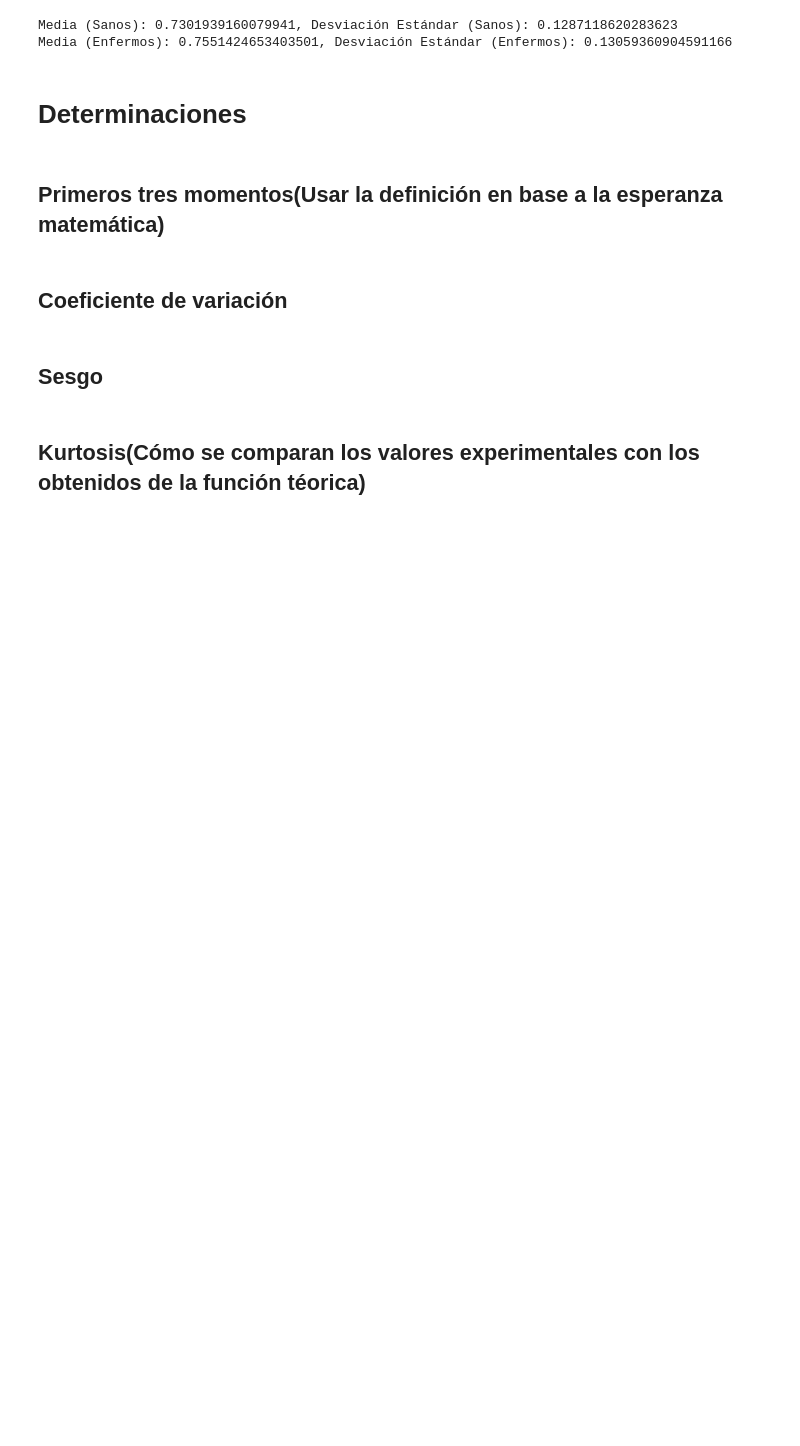
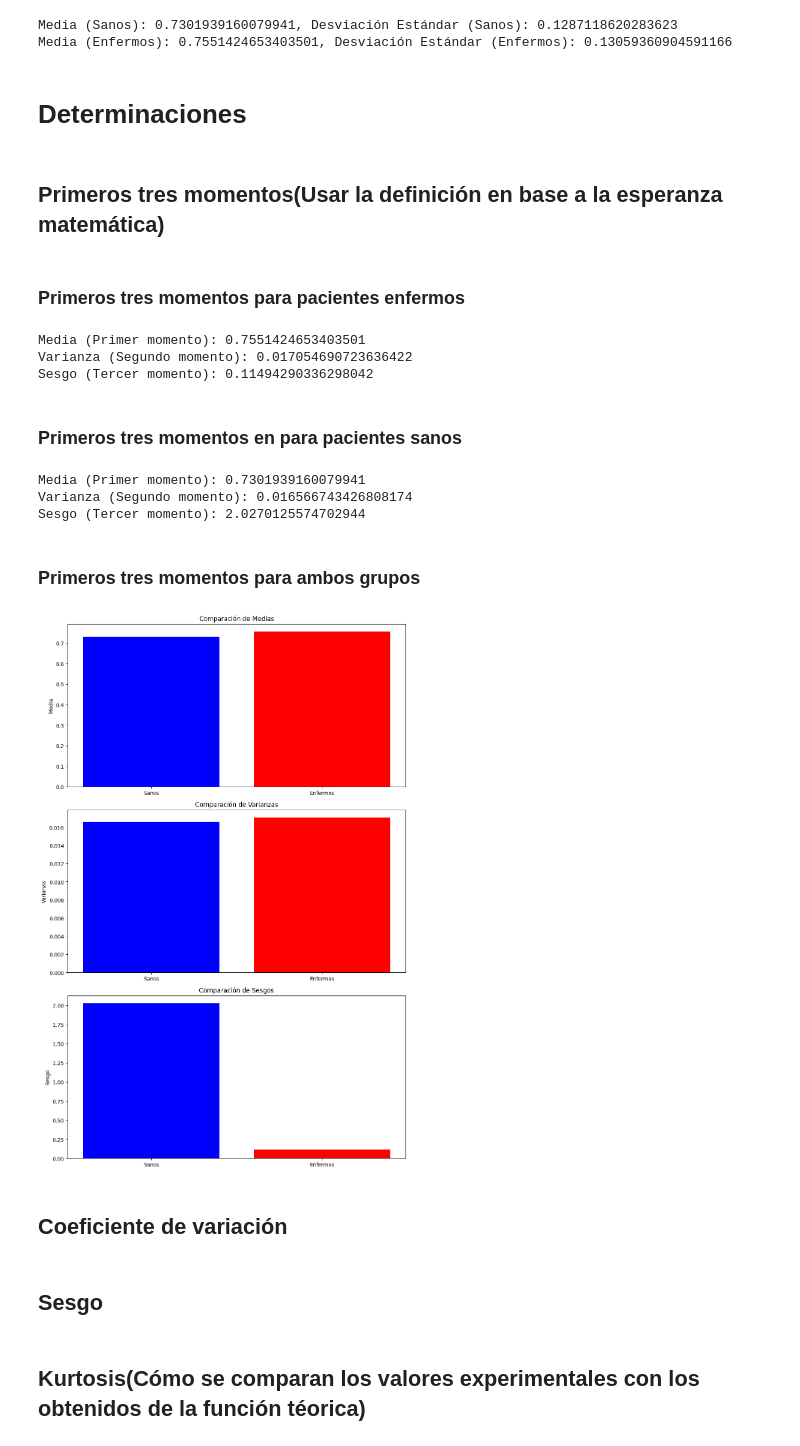
Before and after one commit to ThonnyRG/pacientes_enfermos_y_sanos_analisis, a Jupyter notebook: DATOS_BIOESTADÍSTICOS.ipynb, the cells around one changed output. Cells and saved outputs as stored; diff of their text form; code cells hidden in the pictures; blank space fills up the shorter version.

```diff
--- a/DATOS_BIOESTADÍSTICOS.ipynb
+++ b/DATOS_BIOESTADÍSTICOS.ipynb
@@ -2432,6 +2432,77 @@ Media (Enfermos): 0.7551424653403501, Desviación Estándar (Enfermos): 0.130593
 # Determinaciones
 # %% [markdown]
 ## Primeros tres momentos(Usar la definición en base a la esperanza matemática)
+# %% [markdown]
+### Primeros tres momentos para pacientes enfermos
+# %%
+# Obtener datos de tiempos de interlatido para enfermos
+tiempos_enfermos = df_enfermos['Tiempos de interlatido'].values
+
+# Calcular la media (primer momento)
+media_enfermos = np.mean(tiempos_enfermos)
+
+# Calcular la varianza (segundo momento)
+varianza_enfermos = np.var(tiempos_enfermos)
+
+# Calcular el sesgo (tercer momento)
+sesgo_enfermos = np.mean((tiempos_enfermos - media_enfermos)**3) / (np.std(tiempos_enfermos)**3)
+
+# Mostrar los resultados
+print(f"Media (Primer momento): {media_enfermos}")
+print(f"Varianza (Segundo momento): {varianza_enfermos}")
+print(f"Sesgo (Tercer momento): {sesgo_enfermos}")
+# %% [output]
+Media (Primer momento): 0.7551424653403501
+Varianza (Segundo momento): 0.017054690723636422
+Sesgo (Tercer momento): 0.11494290336298042
+# %% [markdown]
+### Primeros tres momentos en para pacientes sanos
+# %%
+# Obtener datos de tiempos de interlatido para sanos
+tiempos_sanos = df_sanos['Tiempos de interlatido'].values
+
+# Calcular la media (primer momento)
+media_sanos = np.mean(tiempos_sanos)
+
+# Calcular la varianza (segundo momento)
+varianza_sanos = np.var(tiempos_sanos)
+
+# Calcular el sesgo (tercer momento)
+sesgo_sanos = np.mean((tiempos_sanos - media_sanos)**3) / (np.std(tiempos_sanos)**3)
+
+# Mostrar los resultados
+print(f"Media (Primer momento): {media_sanos}")
+print(f"Varianza (Segundo momento): {varianza_sanos}")
+print(f"Sesgo (Tercer momento): {sesgo_sanos}")
+# %% [output]
+Media (Primer momento): 0.7301939160079941
+Varianza (Segundo momento): 0.016566743426808174
+Sesgo (Tercer momento): 2.0270125574702944
+# %% [markdown]
+### Primeros tres momentos para ambos grupos
+# %%
+# Comparación gráfica
+fig, axs = plt.subplots(3, 1, figsize=(10, 15))
+
+# Gráfico de medias
+axs[0].bar(['Sanos', 'Enfermos'], [media_sanos, media_enfermos], color=['blue', 'red'])
+axs[0].set_title('Comparación de Medias')
+axs[0].set_ylabel('Media')
+
+# Gráfico de varianzas
+axs[1].bar(['Sanos', 'Enfermos'], [varianza_sanos, varianza_enfermos], color=['blue', 'red'])
+axs[1].set_title('Comparación de Varianzas')
+axs[1].set_ylabel('Varianza')
+
+# Gráfico de sesgos
+axs[2].bar(['Sanos', 'Enfermos'], [sesgo_sanos, sesgo_enfermos], color=['blue', 'red'])
+axs[2].set_title('Comparación de Sesgos')
+axs[2].set_ylabel('Sesgo')
+
+plt.tight_layout()
+plt.show()
+# %% [output]
+[figure, added]
 # %% [markdown]
 ## Coeficiente de variación
 # %% [markdown]
```
